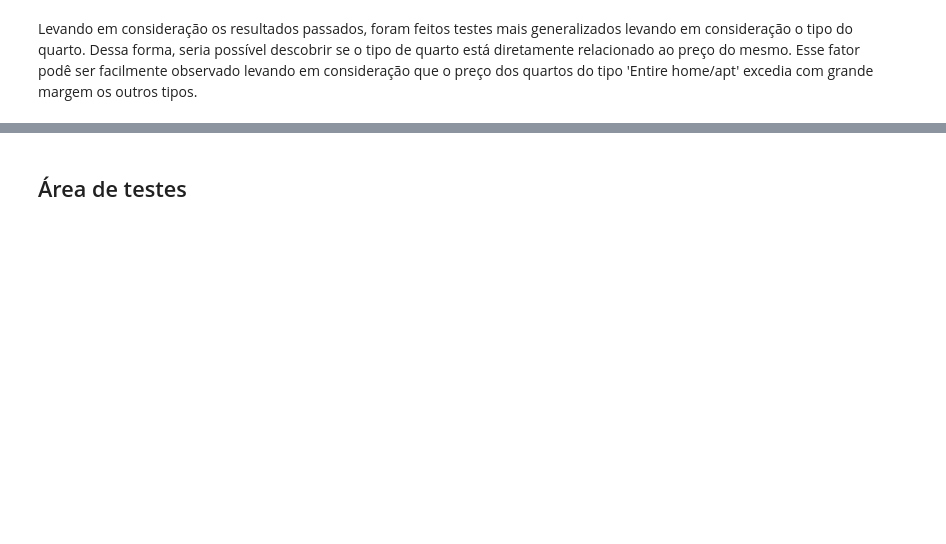
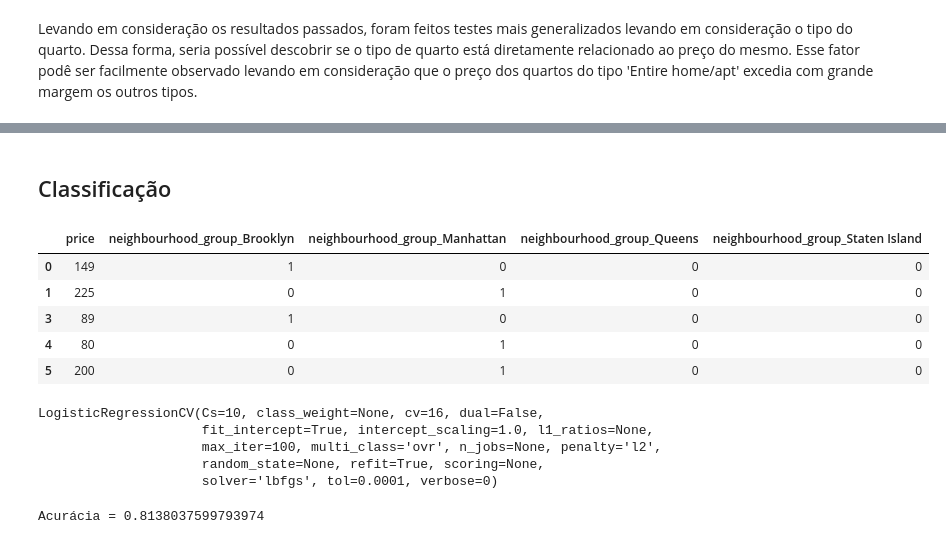
Before and after one commit to LucasPMM/Airbnb_Data_Analysis, a Jupyter notebook: Airbnb Analyzes.ipynb, the cells around one changed output, grey strips where cells are left out. Saved outputs shown, nothing was run; the diff lists cells and outputs as text; code cells hidden in the pictures; blank space fills up the shorter version.

```diff
--- a/Airbnb Analyzes.ipynb
+++ b/Airbnb Analyzes.ipynb
@@ -143,2 +139,39 @@ plt.vlines(t_obs, 0, 0.14, color='r')
-# %% [markdown]
-## Área de testes
+# %% [markdown]
+## Classificação
+# %%
+from sklearn.linear_model import LogisticRegressionCV
+from sklearn.model_selection import train_test_split
+from sklearn.metrics import precision_recall_fscore_support
+from sklearn.metrics import confusion_matrix
+
+X = df[['price', 'neighbourhood_group']]
+y = df['room_type']
+
+X = pd.get_dummies(X, columns=['neighbourhood_group'], drop_first=True)
+X.head()
+# %% [output]
+|  | price | neighbourhood_group_Brooklyn | neighbourhood_group_Manhattan | neighbourhood_group_Queens | neighbourhood_group_Staten Island |
+| 0 | 149 | 1 | 0 | 0 | 0 |
+| 1 | 225 | 0 | 1 | 0 | 0 |
+| 3 | 89 | 1 | 0 | 0 | 0 |
+| 4 | 80 | 0 | 1 | 0 | 0 |
+| 5 | 200 | 0 | 1 | 0 | 0 |
+# %%
+X_train, X_test, y_train, y_test = train_test_split(X, y, test_size=0.1)
+
+# X_train = X_train[:2500]
+# y_train = y_train[:2500]
+
+model = LogisticRegressionCV(cv=16, multi_class='ovr')
+model.fit(X_train, y_train)
+# %% [output]
+LogisticRegressionCV(Cs=10, class_weight=None, cv=16, dual=False,
+                     fit_intercept=True, intercept_scaling=1.0, l1_ratios=None,
+                     max_iter=100, multi_class='ovr', n_jobs=None, penalty='l2',
+                     random_state=None, refit=True, scoring=None,
+                     solver='lbfgs', tol=0.0001, verbose=0)
+# %%
+y_pred = model.predict(X_test)
+print('Acurácia = {}'.format((y_test == y_pred).mean()))
+# %% [output]
+Acurácia = 0.8138037599793974
```
Also changed, not shown: parts of 15 cells of this notebook.
